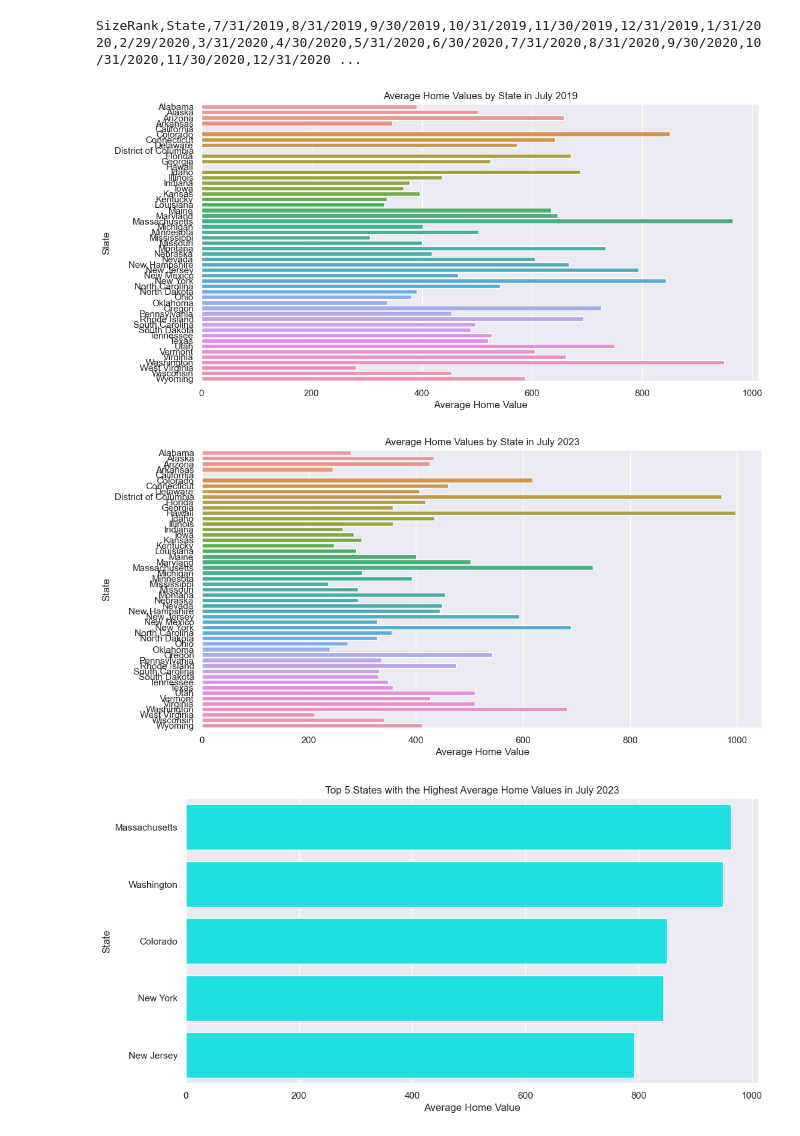
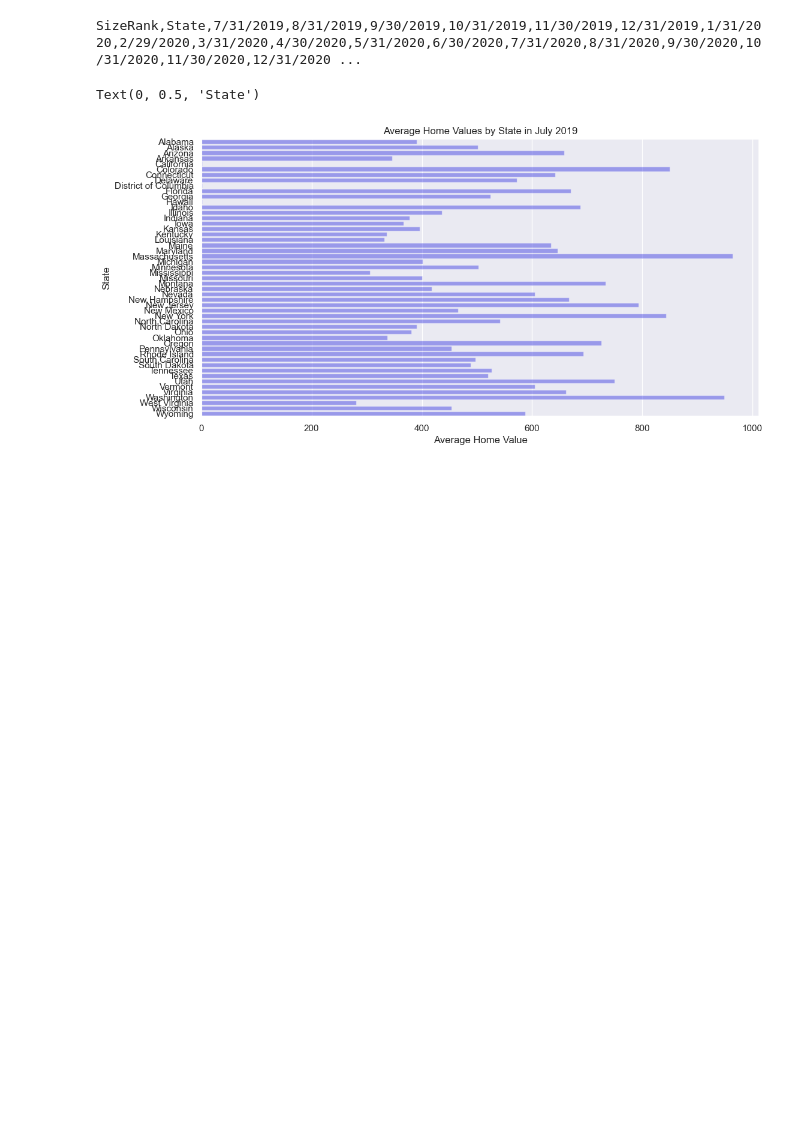
Before and after one commit to guzmanwolfrank/Data, a Jupyter notebook: SQL Zillow/ZillowProject.ipynb, the cells around one changed output. Drawn from its saved outputs; the diff is of its cells as text; code cells hidden in the pictures; blank space fills up the shorter version.

```diff
--- a/SQL Zillow/ZillowProject.ipynb
+++ b/SQL Zillow/ZillowProject.ipynb
@@ -101,66 +101,33 @@ SELECT State, AVG("7/31/2023") AS AvgHomeValue
 FROM zillow_data
 GROUP BY State
 ORDER BY AvgHomeValue DESC
 LIMIT 5
 """
 
 query4 = """
 SELECT State, ("7/31/2023" - "7/31/2019") AS ChangeInValue
 FROM zillow_data
 ORDER BY ChangeInValue DESC
 LIMIT 5
 """
 
 
 # Execute queries and fetch results
 query_results = []
 
 for query in [query1, query2, query3, query4]:
     result = pd.read_sql_query(query, con)
     query_results.append(result)
 
 # Create Seaborn charts
 sns.set(style="darkgrid")
 
 # Chart 1: Average home values by state in September 2021
 plt.figure(figsize=(12, 6))
-sns.barplot(data=query_results[1], x='AvgHomeValue', y='State')
+sns.barplot(data=query_results[1], x='AvgHomeValue', y='State',color="blue", alpha=0.4)
 plt.title('Average Home Values by State in July 2019')
 plt.xlabel('Average Home Value')
 plt.ylabel('State')
-
-# Chart 2: Average home values by state in September 2021
-plt.figure(figsize=(12, 6))
-sns.barplot(data=query_results[0], x='AvgHomeValue', y='State')
-plt.title('Average Home Values by State in July 2023')
-plt.xlabel('Average Home Value')
-plt.ylabel('State')
-
-# Chart 3: Top 5 states with the highest average home values in May 2023
-plt.figure(figsize=(12, 6))
-sns.barplot(data=query_results[2], x='AvgHomeValue', y='State',color="cyan")
-plt.title('Top 5 States with the Highest Average Home Values in July 2023')
-plt.xlabel('Average Home Value')
-plt.ylabel('State')
-
-#Chart 4:  Execute the query and fetch results
-result4 = pd.read_sql_query(query4, con)
-# Create Seaborn histogram chart
-sns.set(style="whitegrid")
-plt.figure(figsize=(12, 6))
-sns.barplot(data=result4, x='ChangeInValue', y='State', palette='viridis')
-plt.title('Top 5 States with Highest Change in Home Values (Jul 2019 to Jul 2023)')
-plt.xlabel('Change in Home Value')
-plt.ylabel('State')
-
-
-
-# Show the charts
-plt.show()
-
-# Close the database connection
-con.close()
 # %% [output]
+Text(0, 0.5, 'State')
-[figure, old version]
+[figure, new version]
-[figure, removed]
-[figure, removed]
```
Also changed, not shown: parts of 5 cells of this notebook.
